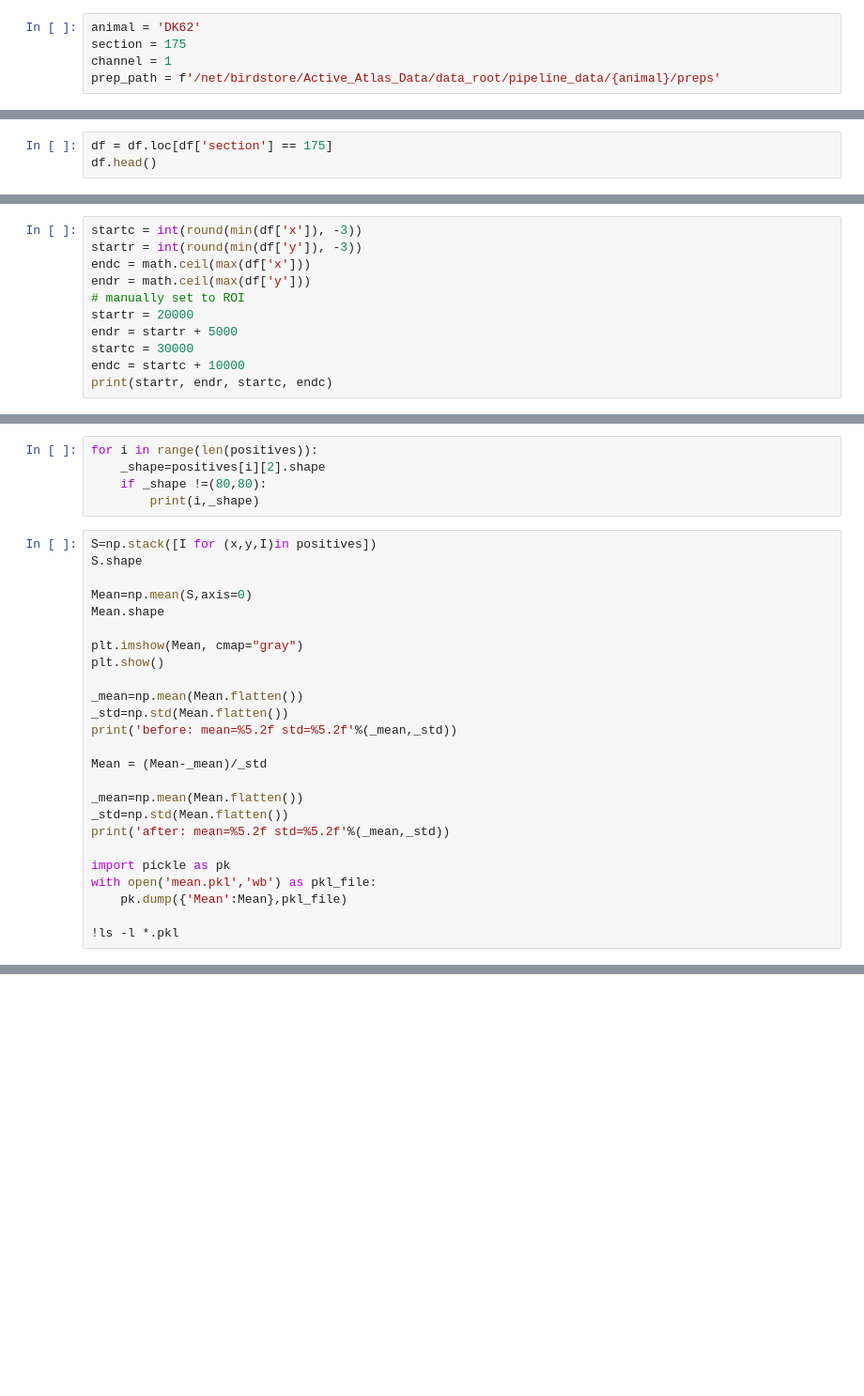
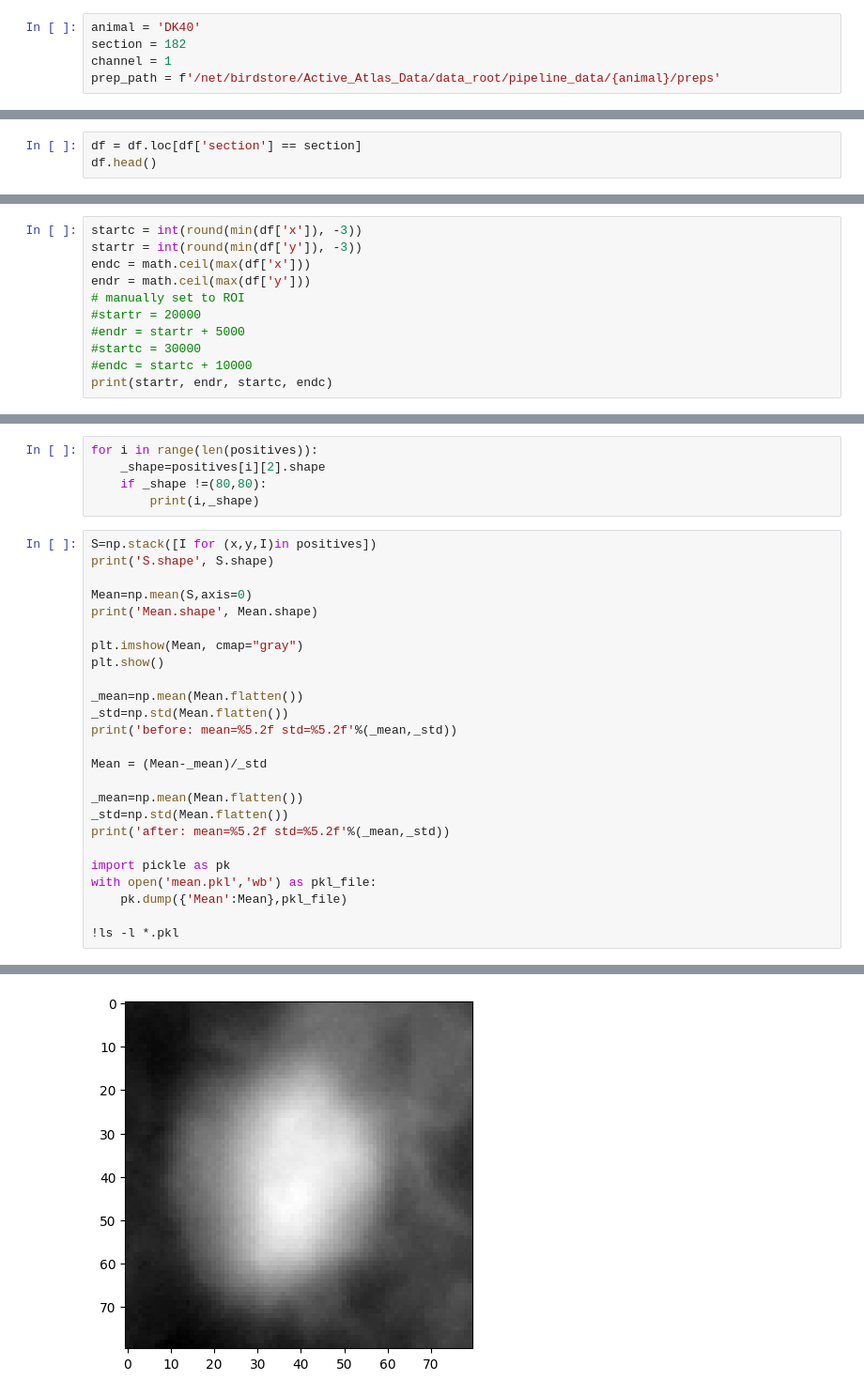
Before and after one commit to BrainSharer/pipeline, a Jupyter notebook: in_development/edward/cell_detector/Calc_mean_filter.ipynb, the cells around one changed output, grey strips where cells are left out. Shown: that part at 94% size. Saved outputs shown, nothing was run; the diff lists cells and outputs as text; blank space fills up the shorter version.

```diff
--- a/in_development/edward/cell_detector/Calc_mean_filter.ipynb
+++ b/in_development/edward/cell_detector/Calc_mean_filter.ipynb
@@ -41,8 +43,8 @@ def collect_positives(uimg):
 
     return img,positives
 # %%
-animal = 'DK62'
-section = 175
+animal = 'DK40'
+section = 182
 channel = 1
 prep_path = f'/net/birdstore/Active_Atlas_Data/data_root/pipeline_data/{animal}/preps'
 # %%
@@ -63,3 +72,3 @@ print(aggregated_data.sort_values('section_count').tail())
 # %%
-df = df.loc[df['section'] == 175]
+df = df.loc[df['section'] == section]
 df.head()
@@ -72,8 +90,8 @@ startr = int(round(min(df['y']), -3))
 endc = math.ceil(max(df['x']))
 endr = math.ceil(max(df['y']))
 # manually set to ROI
-startr = 20000
-endr = startr + 5000
-startc = 30000
-endc = startc + 10000
+#startr = 20000
+#endr = startr + 5000
+#startc = 30000
+#endc = startc + 10000
 print(startr, endr, startc, endc)
@@ -123,10 +160,10 @@ for i in range(len(positives)):
         print(i,_shape)
 # %%
 S=np.stack([I for (x,y,I)in positives])
-S.shape
+print('S.shape', S.shape)
 
 Mean=np.mean(S,axis=0)
-Mean.shape
+print('Mean.shape', Mean.shape)
 
 plt.imshow(Mean, cmap="gray")
 plt.show()
@@ -146,3 +183,4 @@ with open('mean.pkl','wb') as pkl_file:
     pk.dump({'Mean':Mean},pkl_file)
 
 !ls -l *.pkl
+# %% [output]
@@ -148,0 +189 @@ with open('mean.pkl','wb') as pkl_file:
+[figure, added]
```
Also changed, not shown: parts of 35 cells of this notebook, 2 other files.
